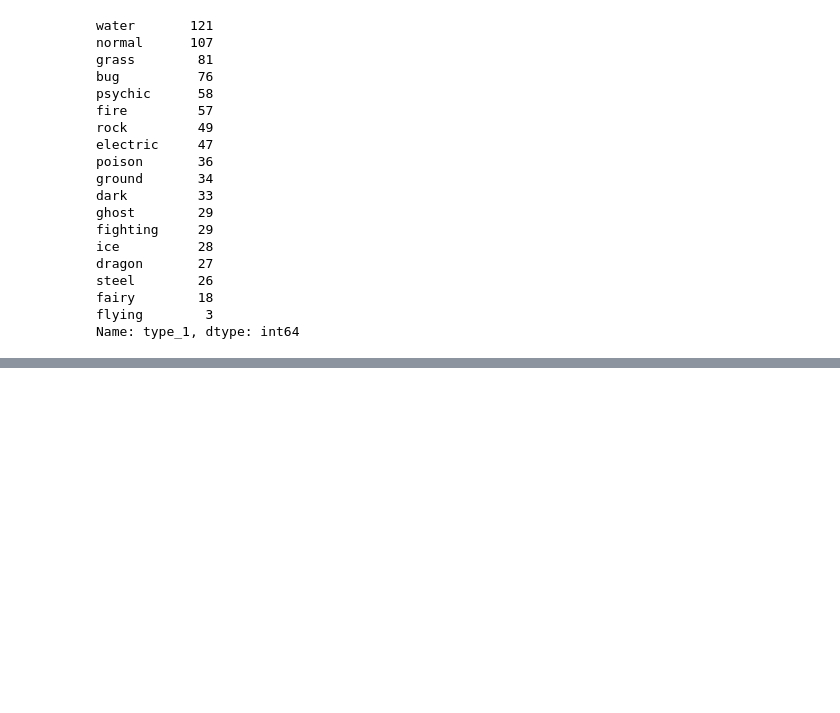
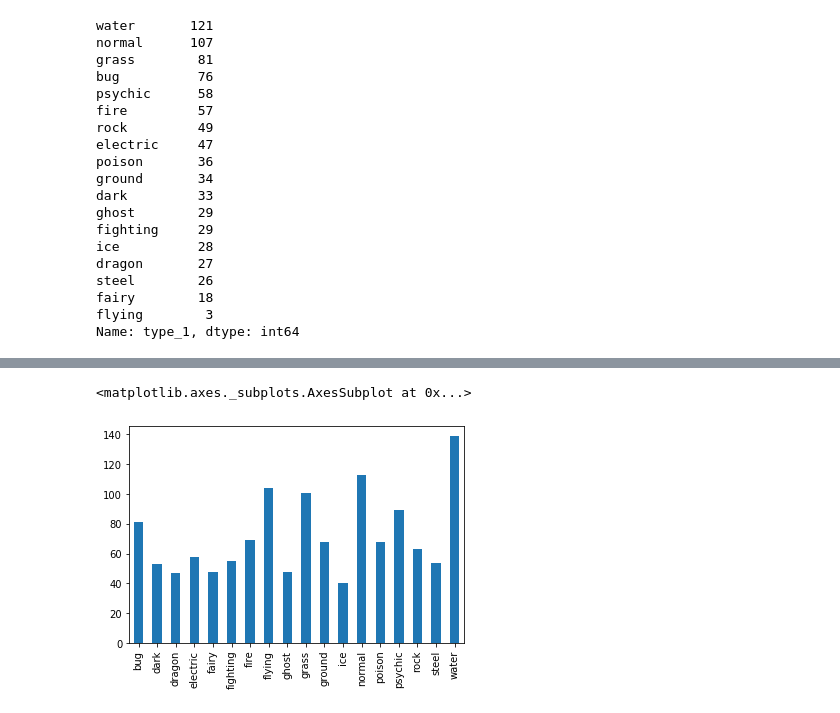
Before and after one commit to Johnxjp/poke-ml, a Jupyter notebook: notebooks/eda.ipynb, the cells around one changed output, grey strips where cells are left out. Cells and saved outputs as stored; diff of their text form; code cells hidden in the pictures; blank space fills up the shorter version.

```diff
--- a/notebooks/eda.ipynb
+++ b/notebooks/eda.ipynb
@@ -69,0 +78,5 @@ Name: type_2, dtype: int64
+# %%
+(count_type_1 + count_type_2).plot.bar()
+# %% [output]
+<matplotlib.axes._subplots.AxesSubplot at 0x...>
+[figure, added]
```
Also changed, not shown: parts of 4 cells of this notebook, 12 other files.
